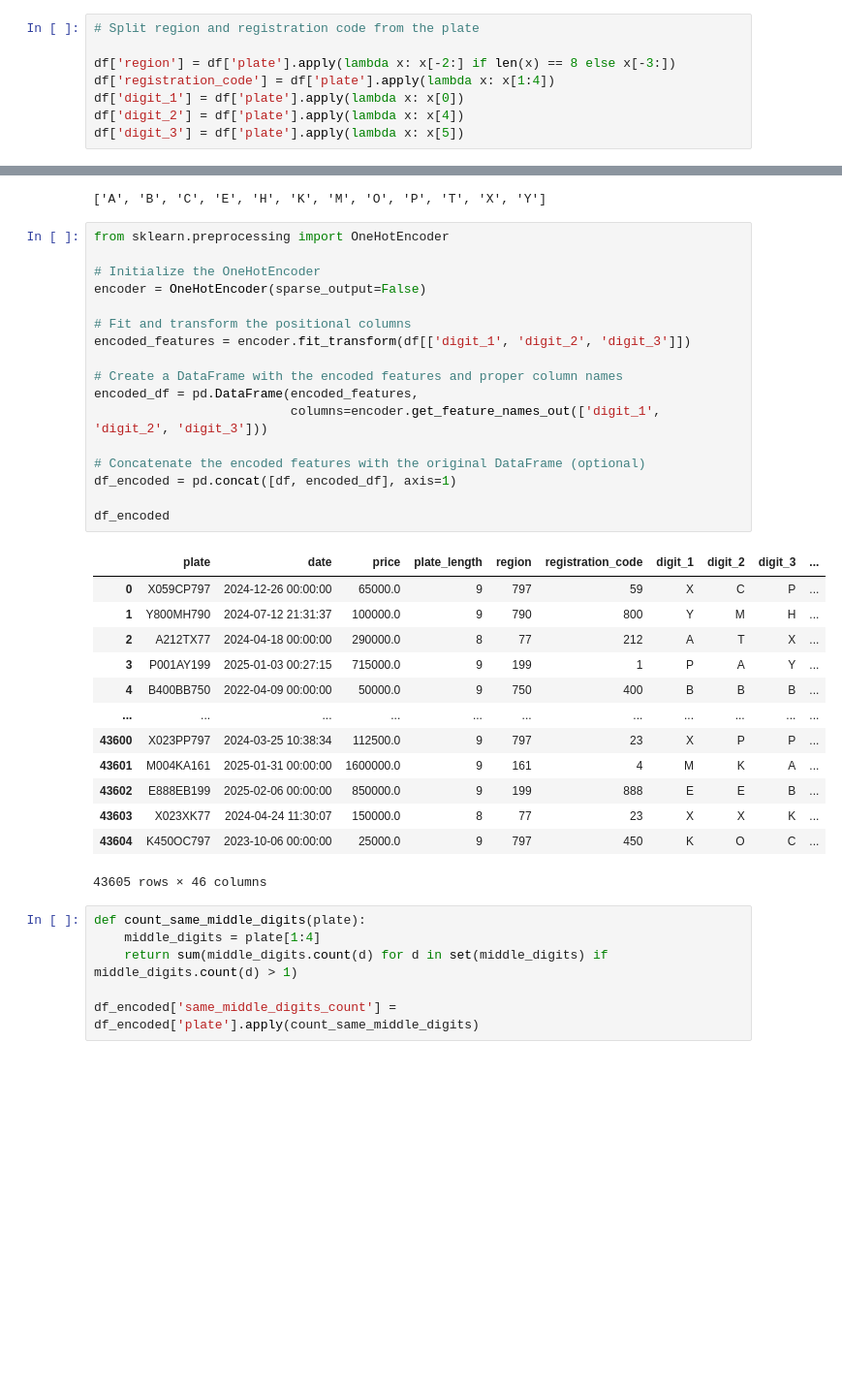
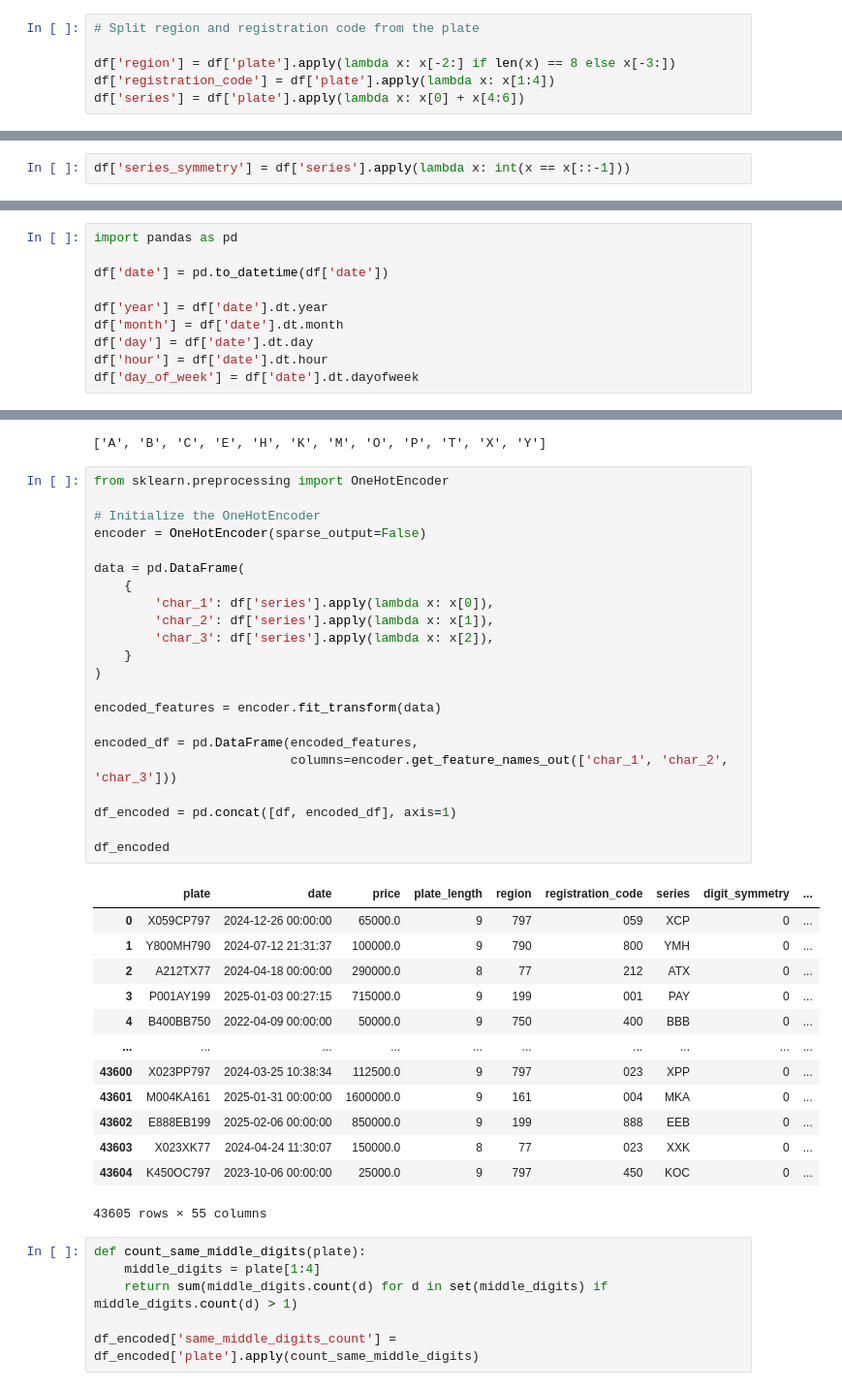
Before and after one commit to woxane/Russian-Car-Plates-Prices-Prediction, a Jupyter notebook: russian-car-plate.ipynb, the cells around one changed output, grey strips where cells are left out. Shown at 97% size. Cells and saved outputs as stored; diff of their text form; blank space fills up the shorter version.

```diff
--- a/russian-car-plate.ipynb
+++ b/russian-car-plate.ipynb
@@ -69,9 +69,7 @@ df.groupby('plate_length').describe().T
 
 df['region'] = df['plate'].apply(lambda x: x[-2:] if len(x) == 8 else x[-3:])
 df['registration_code'] = df['plate'].apply(lambda x: x[1:4])
-df['digit_1'] = df['plate'].apply(lambda x: x[0])
-df['digit_2'] = df['plate'].apply(lambda x: x[4])
-df['digit_3'] = df['plate'].apply(lambda x: x[5])
+df['series'] = df['plate'].apply(lambda x: x[0] + x[4:6])
 # %%
 df
 # %% [output]
@@ -358,0 +310,2 @@ Intercept: 2032632.2803081183
+# %%
+df['series_symmetry'] = df['series'].apply(lambda x: int(x == x[::-1]))
@@ -358,0 +334,10 @@ Intercept: 2032632.2803081183
+# %%
+import pandas as pd
+
+df['date'] = pd.to_datetime(df['date'])
+
+df['year'] = df['date'].dt.year
+df['month'] = df['date'].dt.month
+df['day'] = df['date'].dt.day
+df['hour'] = df['date'].dt.hour
+df['day_of_week'] = df['date'].dt.dayofweek
@@ -368,34 +372,39 @@ letters
 # %%
 from sklearn.preprocessing import OneHotEncoder
 
 # Initialize the OneHotEncoder
 encoder = OneHotEncoder(sparse_output=False)
 
-# Fit and transform the positional columns
-encoded_features = encoder.fit_transform(df[['digit_1', 'digit_2', 'digit_3']])
+data = pd.DataFrame(
+    {
+        'char_1': df['series'].apply(lambda x: x[0]),
+        'char_2': df['series'].apply(lambda x: x[1]),
+        'char_3': df['series'].apply(lambda x: x[2]),
+    }
+)
 
-# Create a DataFrame with the encoded features and proper column names
+encoded_features = encoder.fit_transform(data)
+
 encoded_df = pd.DataFrame(encoded_features,
-                          columns=encoder.get_feature_names_out(['digit_1', 'digit_2', 'digit_3']))
+                          columns=encoder.get_feature_names_out(['char_1', 'char_2', 'char_3']))
 
-# Concatenate the encoded features with the original DataFrame (optional)
 df_encoded = pd.concat([df, encoded_df], axis=1)
 
 df_encoded
 # %% [output]
-|  | plate | date | price | plate_length | region | registration_code | digit_1 | digit_2 | digit_3 | ... |
-| 0 | X059CP797 | 2024-12-26 00:00:00 | 65000.0 | 9 | 797 | 59 | X | C | P | ... |
-| 1 | Y800MH790 | 2024-07-12 21:31:37 | 100000.0 | 9 | 790 | 800 | Y | M | H | ... |
-| 2 | A212TX77 | 2024-04-18 00:00:00 | 290000.0 | 8 | 77 | 212 | A | T | X | ... |
-| 3 | P001AY199 | 2025-01-03 00:27:15 | 715000.0 | 9 | 199 | 1 | P | A | Y | ... |
-| 4 | B400BB750 | 2022-04-09 00:00:00 | 50000.0 | 9 | 750 | 400 | B | B | B | ... |
-| ... | ... | ... | ... | ... | ... | ... | ... | ... | ... | ... |
-| 43600 | X023PP797 | 2024-03-25 10:38:34 | 112500.0 | 9 | 797 | 23 | X | P | P | ... |
-| 43601 | M004KA161 | 2025-01-31 00:00:00 | 1600000.0 | 9 | 161 | 4 | M | K | A | ... |
-| 43602 | E888EB199 | 2025-02-06 00:00:00 | 850000.0 | 9 | 199 | 888 | E | E | B | ... |
-| 43603 | X023XK77 | 2024-04-24 11:30:07 | 150000.0 | 8 | 77 | 23 | X | X | K | ... |
-| 43604 | K450OC797 | 2023-10-06 00:00:00 | 25000.0 | 9 | 797 | 450 | K | O | C | ... |
+|  | plate | date | price | plate_length | region | registration_code | series | digit_symmetry | ... |
+| 0 | X059CP797 | 2024-12-26 00:00:00 | 65000.0 | 9 | 797 | 059 | XCP | 0 | ... |
+| 1 | Y800MH790 | 2024-07-12 21:31:37 | 100000.0 | 9 | 790 | 800 | YMH | 0 | ... |
+| 2 | A212TX77 | 2024-04-18 00:00:00 | 290000.0 | 8 | 77 | 212 | ATX | 0 | ... |
+| 3 | P001AY199 | 2025-01-03 00:27:15 | 715000.0 | 9 | 199 | 001 | PAY | 0 | ... |
+| 4 | B400BB750 | 2022-04-09 00:00:00 | 50000.0 | 9 | 750 | 400 | BBB | 0 | ... |
+| ... | ... | ... | ... | ... | ... | ... | ... | ... | ... |
+| 43600 | X023PP797 | 2024-03-25 10:38:34 | 112500.0 | 9 | 797 | 023 | XPP | 0 | ... |
+| 43601 | M004KA161 | 2025-01-31 00:00:00 | 1600000.0 | 9 | 161 | 004 | MKA | 0 | ... |
+| 43602 | E888EB199 | 2025-02-06 00:00:00 | 850000.0 | 9 | 199 | 888 | EEB | 0 | ... |
+| 43603 | X023XK77 | 2024-04-24 11:30:07 | 150000.0 | 8 | 77 | 023 | XXK | 0 | ... |
+| 43604 | K450OC797 | 2023-10-06 00:00:00 | 25000.0 | 9 | 797 | 450 | KOC | 0 | ... |
-43605 rows × 46 columns
+43605 rows × 55 columns
 # %%
 def count_same_middle_digits(plate):
     middle_digits = plate[1:4]
```
Also changed, not shown: parts of 11 cells of this notebook.
